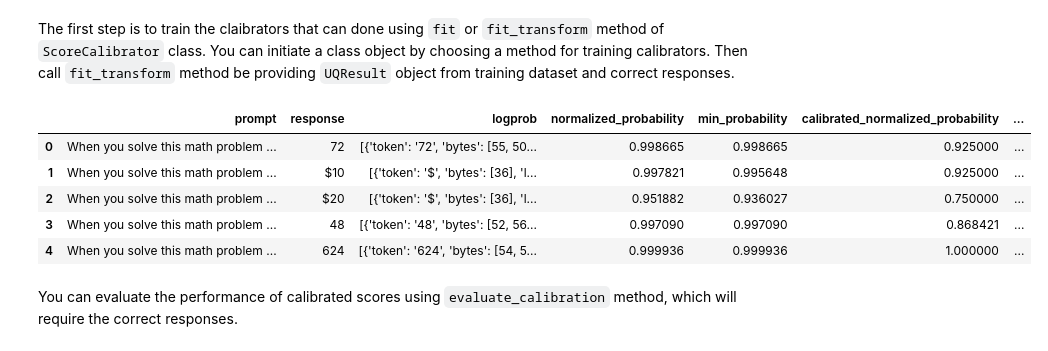
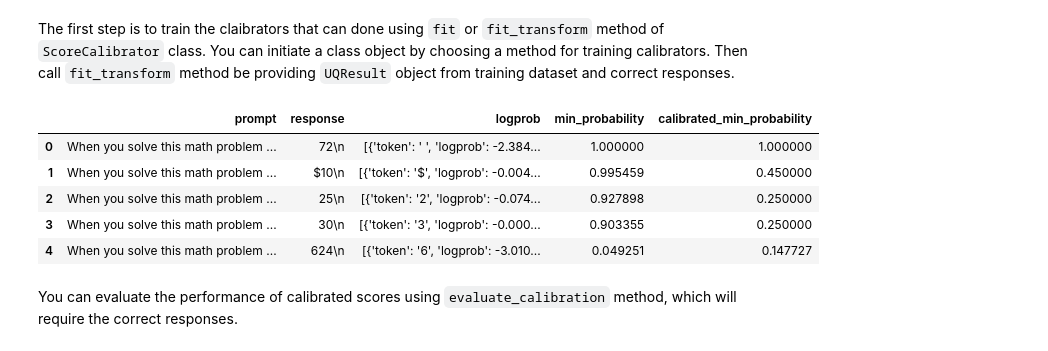
Before and after one commit to nklswld/uqlm, a Jupyter notebook: examples/score_calibration_demo.ipynb, the cells around one changed output. Drawn from its saved outputs; the diff is of its cells as text; code cells hidden in the pictures.

```diff
--- a/examples/score_calibration_demo.ipynb
+++ b/examples/score_calibration_demo.ipynb
@@ -65,5 +65,6 @@ For this demo, we'll use 250 prompts from GSM-8K benchmark, first 200 samples wi
 # %%
-n_prompts, n_test = 1000, 200
+n_train, n_test = 1000, 500
+n_prompts = n_train + n_test
 
 # Load example dataset for prompts/answers (optional, for context)
 gsm8k = load_example_dataset("gsm8k", n=n_prompts)
@@ -71,7 +72,9 @@ print(f"Loaded {len(gsm8k)} questions from GSM8K dataset")
 
 # Define prompts
 MATH_INSTRUCTION = "When you solve this math problem only return the answer with no additional text.\n"
-prompts = [MATH_INSTRUCTION + prompt for prompt in gsm8k.question][: (n_prompts - n_test)]
+prompts = [MATH_INSTRUCTION + prompt for prompt in gsm8k.question]
+train_prompts = prompts[:n_train]
+test_prompts = prompts[-n_test:]
 # %% [output]
 Loading dataset - gsm8k...
 Processing dataset...
@@ -97,14 +85,20 @@ llm = AzureChatOpenAI(
+# %%
+# import sys
+# !{sys.executable} -m pip install langchain-google-vertexai
+from langchain_google_vertexai import ChatVertexAI
+
+llm = ChatVertexAI(model="gemini-1.5-flash")
 # %% [markdown]
 <a id='section2'></a>
 ## 2. Compute Confidence Scores
 We generate model responses and associated confidence scores by leveraging the `WhiteBoxUQ` class. This class generates responses (used GPT-4o in this notebook) to prompts, while also estimating a confidence score for each response usign token probabilities.
 # %%
-wbuq = WhiteBoxUQ(llm=llm, max_calls_per_min=200)
-results = await wbuq.generate_and_score(prompts=prompts)
+wbuq = WhiteBoxUQ(llm=llm, scorers=["min_probability"])
+uq_result = await wbuq.generate_and_score(prompts=train_prompts)
 
 # Convert to dataframe and grade responses against correct answers
-result_df = results.to_df()
-result_df["response_correct"] = [math_postprocessor(r) == a for r, a in zip(result_df["response"], gsm8k["answer"].tolist()[: (n_prompts - n_test)])]
+result_df = uq_result.to_df()
+result_df["response_correct"] = [math_postprocessor(r) == a for r, a in zip(result_df["response"], gsm8k["answer"].tolist()[:n_train])]
 result_df.head()
 # %% [output]
 [interactive output not drawn]
@@ -122,18 +116,18 @@ Confidence scores from uncertainty quantification methods may not be well-calibr
 # %% [markdown]
 The first step is to train the claibrators that can done using `fit` or `fit_transform` method of `ScoreCalibrator` class. You can initiate a class object by choosing a method for training calibrators. Then call `fit_transform` method be providing `UQResult` object from training dataset and correct responses.
 # %%
-sc_object = ScoreCalibrator(method="isotonic")
-sc_object.fit_transform(results, result_df.response_correct)
+sc = ScoreCalibrator(method="isotonic")
+sc.fit_transform(uq_result=uq_result, correct_indicators=result_df.response_correct)
 
-results_df = results.to_df()
+results_df = uq_result.to_df()
 results_df.head()
 # %% [output]
-|  | prompt | response | logprob | normalized_probability | min_probability | calibrated_normalized_probability | ... |
-| 0 | When you solve this math problem ... | 72 | [{'token': '72', 'bytes': [55, 50... | 0.998665 | 0.998665 | 0.925000 | ... |
-| 1 | When you solve this math problem ... | $10 | [{'token': '$', 'bytes': [36], 'l... | 0.997821 | 0.995648 | 0.925000 | ... |
-| 2 | When you solve this math problem ... | $20 | [{'token': '$', 'bytes': [36], 'l... | 0.951882 | 0.936027 | 0.750000 | ... |
-| 3 | When you solve this math problem ... | 48 | [{'token': '48', 'bytes': [52, 56... | 0.997090 | 0.997090 | 0.868421 | ... |
-| 4 | When you solve this math problem ... | 624 | [{'token': '624', 'bytes': [54, 5... | 0.999936 | 0.999936 | 1.000000 | ... |
+|  | prompt | response | logprob | min_probability | calibrated_min_probability |
+| 0 | When you solve this math problem ... | 72\n | [{'token': ' ', 'logprob': -2.384... | 1.000000 | 1.000000 |
+| 1 | When you solve this math problem ... | $10\n | [{'token': '$', 'logprob': -0.004... | 0.995459 | 0.450000 |
+| 2 | When you solve this math problem ... | 25\n | [{'token': '2', 'logprob': -0.074... | 0.927898 | 0.250000 |
+| 3 | When you solve this math problem ... | 30\n | [{'token': '3', 'logprob': -0.000... | 0.903355 | 0.250000 |
+| 4 | When you solve this math problem ... | 624\n | [{'token': '6', 'logprob': -3.010... | 0.049251 | 0.147727 |
 # %% [markdown]
 You can evaluate the performance of calibrated scores using `evaluate_calibration` method, which will require the correct responses.
 # %%
```
Also changed, not shown: parts of 13 cells of this notebook, 2 other files.
